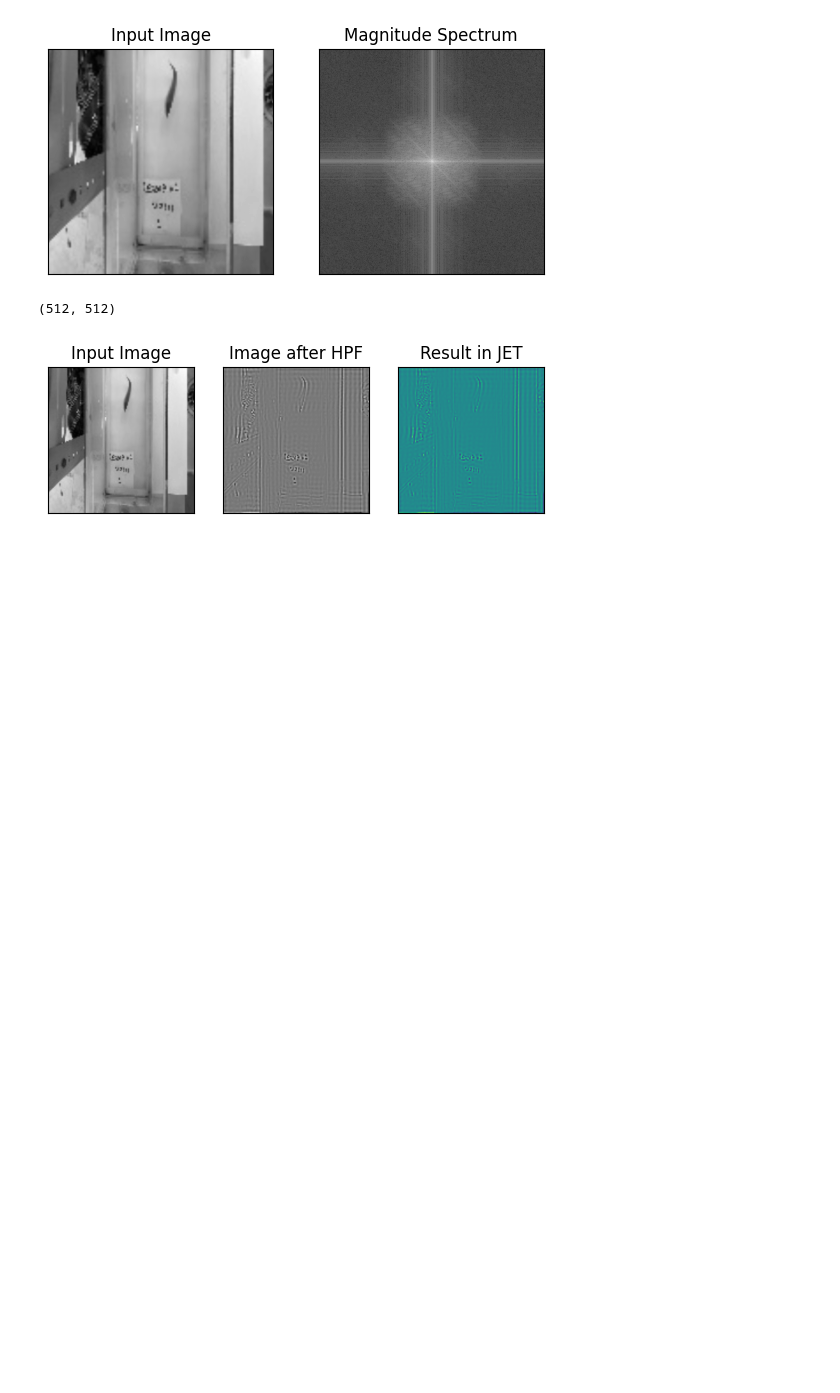
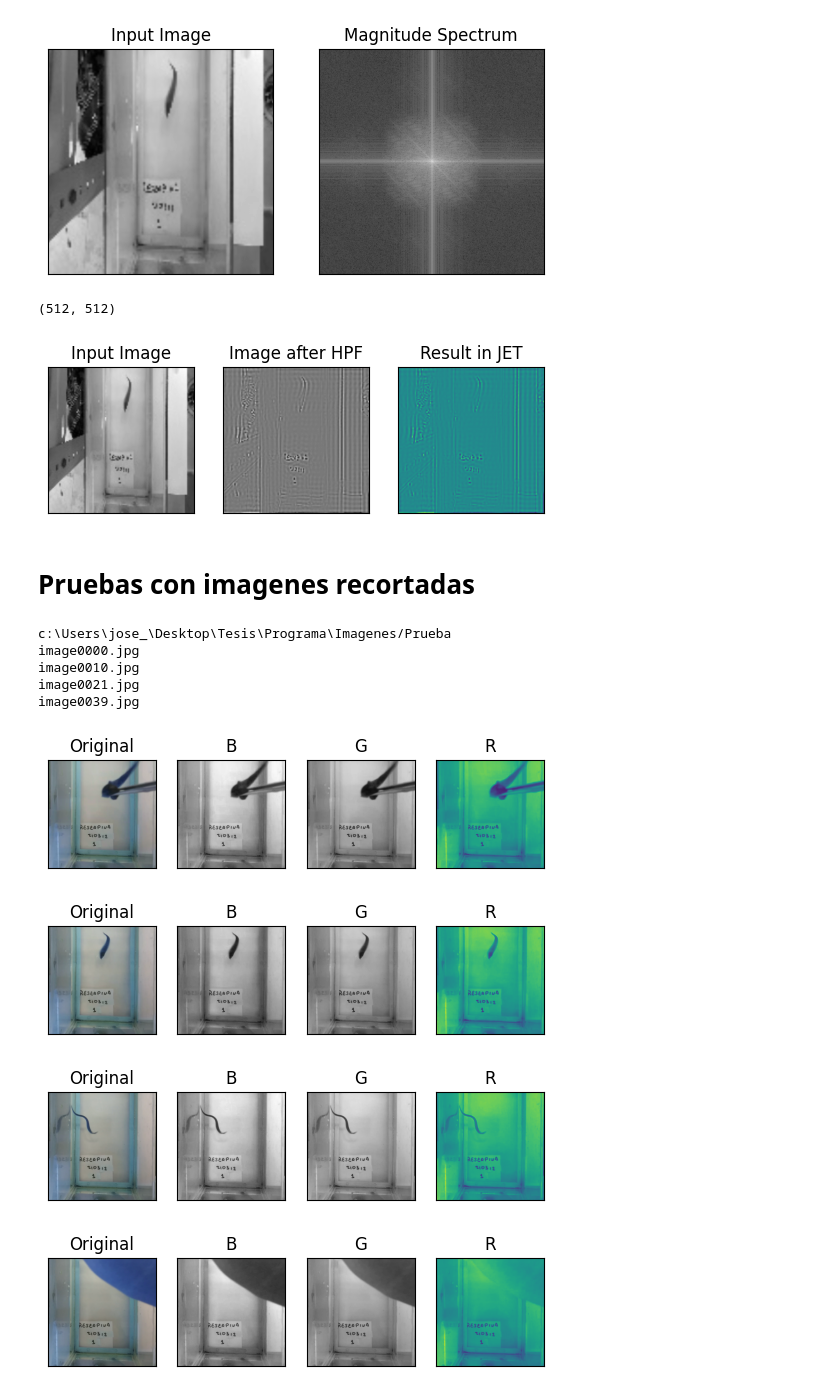
Before and after one commit to 99joseluis/Tesis, a Jupyter notebook: Programa/ImagesProcessing.ipynb, the cells around one changed output. Drawn from its saved outputs; the diff is of its cells as text; code cells hidden in the pictures; blank space fills up the shorter version.

```diff
--- a/Programa/ImagesProcessing.ipynb
+++ b/Programa/ImagesProcessing.ipynb
@@ -265,12 +271,16 @@ for img in imgs:
     img = cv2.resize(img, (512,512))
     img = cv2.cvtColor(img, cv2.COLOR_BGR2GRAY)
 
-    dst = cv2.GaussianBlur(img,(11,11),cv2.BORDER_DEFAULT)
+    # dst = cv2.GaussianBlur(img,(7,7),cv2.BORDER_DEFAULT)
 
-    tresh = cv2.Canny(dst, 75, 80)
+    tresh = cv2.Canny(img, 75, 80)
+
+    # _, treshR = cv2.threshold(np.hstack([dst]), 80, 255, cv2.THRESH_BINARY)
+    # treshR = cv2.resize(treshR,(512,512))
+    # cv2.imshow('Thresh R', treshR)
 
     cv2.imshow("Image", np.hstack((img, dst, tresh)))
-    cv2.waitKey(100)
+    cv2.waitKey(400)
 cv2.destroyAllWindows()
 # %% [markdown]
 # Recorremos todas las imagenes implementando una busqueda de bordes con la función Canny con los mismos valores de umbral usados anteriormente
@@ -372,3 +382,5 @@ plt.show()
 # %% [output]
 (512, 512)
 [figure]
+# %% [markdown]
+# <h1> Pruebas con imagenes recortadas </h1>
@@ -374,0 +423,65 @@ plt.show()
+# %%
+"""
+    Método getImages, el cual nos permite obtener todas las imagenes guardadas en una determinada carpeta
+    Entrada: No recibe nada
+    Salida: Una lista de imagenes
+"""
+def getImages(dir):
+    dir = dir + "/Prueba"
+    print(dir)
+    images = list()                                 # Creamos una lista en donde guardaremos temporalmente las imagenes con el fin de no duplicar imagenes
+    names = list()
+    file_names = os.listdir(dir)                 # Obtenemos el nombre de todos los archivos que se encuentran en la carpeta outDir (Es donde se guardan las imagenes)
+
+    file_names = sorted(file_names, key=lambda s: int(s.split('.')[0][5:])) # Ordenamos los archivos mediante el numero de la imagen
+
+    # Creamos un bucle para cada elemento dentro de la carpeta
+    for file in file_names:
+        print(file)
+        image_path = dir + "/" + file            # Creamos la variable de la direccion de cada imagen
+        image = cv2.imread(image_path)              # Leemos la imagen
+        if image is None:                           # Si por alguna cuestion no se puede leer la imagen se descarta
+            continue
+
+        images.append(image)                        # Agregamos la imagen leida a la lista de imagenes
+        names.append(file)
+
+    return images, names                            # Retornamos la lista de imagenes
+
+# Asignamos la lista de imagenes que regresa el metodo getImages a la lista global imgs
+imgs, file_names = getImages(outDir)
+# %% [output]
+c:\Users\jose_\Desktop\Tesis\Programa\Imagenes/Prueba
+image0000.jpg
+image0010.jpg
+image0021.jpg
+image0039.jpg
+# %%
+B = list()
+G = list()
+R = list()
+for img in imgs:
+    b, g, r = cv2.split(img)
+    img = cv2.resize(img, (1080,1080))
+    b = cv2.resize(b, (1080, 1080))
+    g = cv2.resize(g, (1080, 1080))
+    r = cv2.resize(r, (1080, 1080))
+
+    B.append(b)
+    G.append(g)
+    R.append(R)
+
+    plt.subplot(141),plt.imshow(img, cmap = 'gray')
+    plt.title('Original'), plt.xticks([]), plt.yticks([])
+    plt.subplot(142),plt.imshow(b, cmap = 'gray')
+    plt.title('B'), plt.xticks([]), plt.yticks([])
+    plt.subplot(143),plt.imshow(g, cmap = 'gray')
+    plt.title('G'), plt.xticks([]), plt.yticks([])
+    plt.subplot(144),plt.imshow(r)
+    plt.title('R'), plt.xticks([]), plt.yticks([])
+    plt.show()
+# %% [output]
+[figure, added]
+[figure, added]
+[figure, added]
+[figure, added]
```
Also changed, not shown: parts of 8 cells of this notebook.
